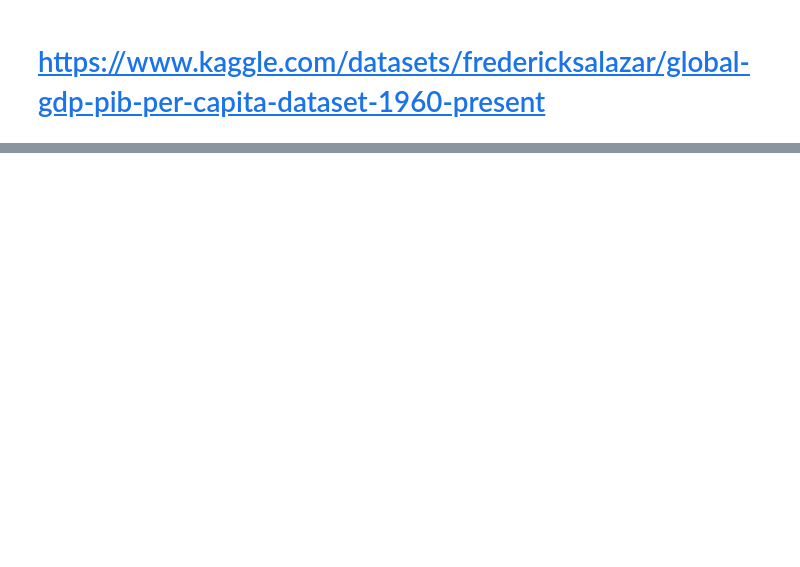
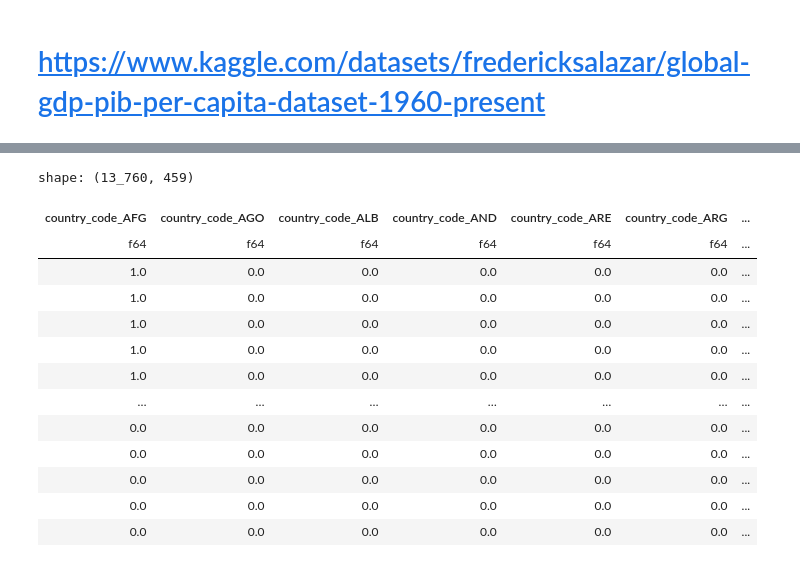
Before and after one commit to ZygimantasB/scikit-learn_training, a Jupyter notebook: Global GDP-PIB per Capita Dataset/train.ipynb, the cells around one changed output, grey strips where cells are left out. Saved outputs shown, nothing was run; the diff lists cells and outputs as text; code cells hidden in the pictures; blank space fills up the shorter version.

```diff
--- a/Global GDP-PIB per Capita Dataset/train.ipynb
+++ b/Global GDP-PIB per Capita Dataset/train.ipynb
@@ -40,0 +70,25 @@ shape: (13_760, 10)
+# %%
+feature_names = column_transformer.named_transformers_['encoder'].get_feature_names_out()
+# %%
+numeric_columns = X.select(cs.numeric()).columns
+# %%
+all_feature_names = list(feature_names) + numeric_columns
+# %%
+X_encoded = pl.DataFrame(X_encoded, schema=list(all_feature_names))
+# %%
+X_encoded
+# %% [output]
+shape: (13_760, 459)
+| country_code_AFG | country_code_AGO | country_code_ALB | country_code_AND | country_code_ARE | country_code_ARG | ... |
+| f64 | f64 | f64 | f64 | f64 | f64 | ... |
+| 1.0 | 0.0 | 0.0 | 0.0 | 0.0 | 0.0 | ... |
+| 1.0 | 0.0 | 0.0 | 0.0 | 0.0 | 0.0 | ... |
+| 1.0 | 0.0 | 0.0 | 0.0 | 0.0 | 0.0 | ... |
+| 1.0 | 0.0 | 0.0 | 0.0 | 0.0 | 0.0 | ... |
+| 1.0 | 0.0 | 0.0 | 0.0 | 0.0 | 0.0 | ... |
+| … | … | … | … | … | … | ... |
+| 0.0 | 0.0 | 0.0 | 0.0 | 0.0 | 0.0 | ... |
+| 0.0 | 0.0 | 0.0 | 0.0 | 0.0 | 0.0 | ... |
+| 0.0 | 0.0 | 0.0 | 0.0 | 0.0 | 0.0 | ... |
+| 0.0 | 0.0 | 0.0 | 0.0 | 0.0 | 0.0 | ... |
+| 0.0 | 0.0 | 0.0 | 0.0 | 0.0 | 0.0 | ... |
```
Also changed, not shown: parts of 46 cells of this notebook.
